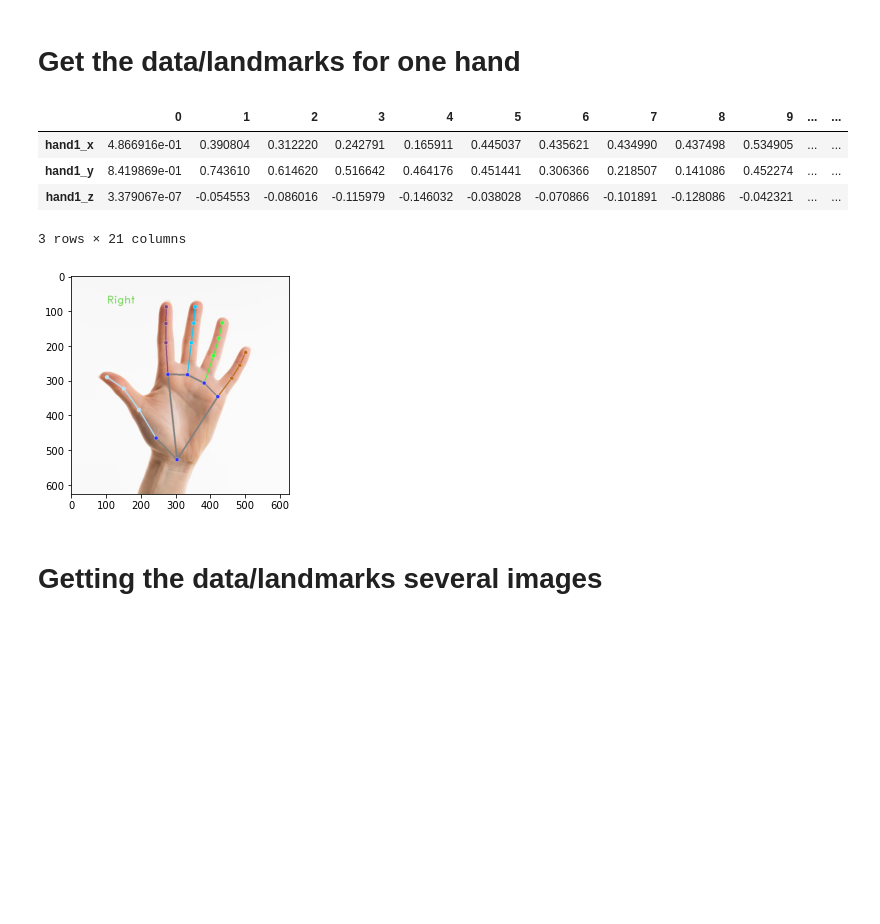
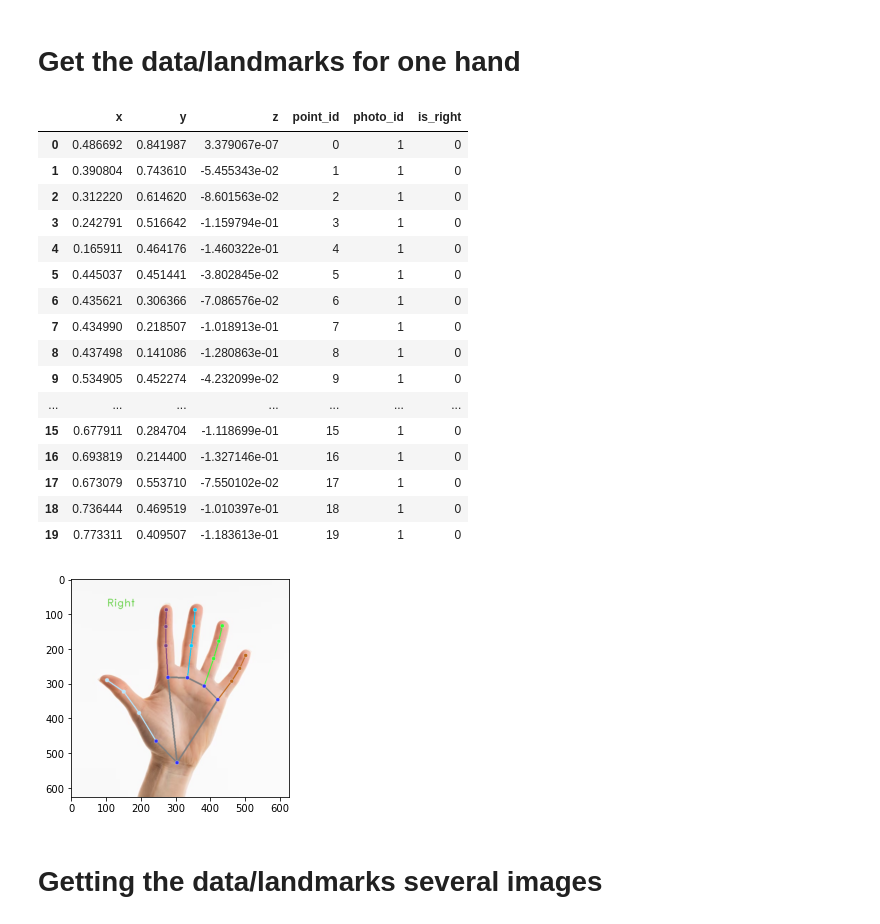
Before and after one commit to joaobizzo/research, a Jupyter notebook: get_data.ipynb, the cells around one changed output. Saved outputs shown, nothing was run; the diff lists cells and outputs as text; code cells hidden in the pictures; blank space fills up the shorter version.

```diff
--- a/get_data.ipynb
+++ b/get_data.ipynb
@@ -60,36 +66,51 @@ plt.imshow(img);
 # %%
 # STEP 1: Import the necessary modules.
 import mediapipe as mp
 from mediapipe.tasks import python
 from mediapipe.tasks.python import vision
 import pandas as pd
 
 # STEP 2: Create an HandLandmarker object.
 base_options = python.BaseOptions(model_asset_path='hand_landmarker.task')
 options = vision.HandLandmarkerOptions(base_options=base_options,
                                        num_hands=2)
 detector = vision.HandLandmarker.create_from_options(options)
 
 # STEP 3: Load the input image.
 image = mp.Image.create_from_file("images/image1.jpeg")
 
 # STEP 4: Detect hand landmarks from the input image.
 detection_result = detector.detect(image)
 
 # STEP 5: Process the classification result. In this case, visualize it.
 annotated_image = draw_landmarks_on_image(image.numpy_view(), detection_result)
 plt.imshow(annotated_image);
 
 # STEP 6: Extract the landmarks from the detection result.
-hand1 = pd.DataFrame(detection_result.hand_landmarks[0], columns=['x', 'y', 'z']).T
+hand1 = pd.DataFrame(detection_result.hand_landmarks[0], columns=['x', 'y', 'z'])
 hand1 = hand1.rename(index={'x': 'hand1_x', 'y': 'hand1_y', 'z': 'hand1_z'})
-hand1.head()
+hand1['point_id'] = range(0, len(hand1))
+hand1['photo_id'] = '1'
+hand1['is_right'] = 0
+hand1.head(20)
 # %% [output]
-|  | 0 | 1 | 2 | 3 | 4 | 5 | 6 | 7 | 8 | 9 | ... | ... |
-| hand1_x | 4.866916e-01 | 0.390804 | 0.312220 | 0.242791 | 0.165911 | 0.445037 | 0.435621 | 0.434990 | 0.437498 | 0.534905 | ... | ... |
-| hand1_y | 8.419869e-01 | 0.743610 | 0.614620 | 0.516642 | 0.464176 | 0.451441 | 0.306366 | 0.218507 | 0.141086 | 0.452274 | ... | ... |
-| hand1_z | 3.379067e-07 | -0.054553 | -0.086016 | -0.115979 | -0.146032 | -0.038028 | -0.070866 | -0.101891 | -0.128086 | -0.042321 | ... | ... |
+|  | x | y | z | point_id | photo_id | is_right |
+| 0 | 0.486692 | 0.841987 | 3.379067e-07 | 0 | 1 | 0 |
+| 1 | 0.390804 | 0.743610 | -5.455343e-02 | 1 | 1 | 0 |
+| 2 | 0.312220 | 0.614620 | -8.601563e-02 | 2 | 1 | 0 |
+| 3 | 0.242791 | 0.516642 | -1.159794e-01 | 3 | 1 | 0 |
+| 4 | 0.165911 | 0.464176 | -1.460322e-01 | 4 | 1 | 0 |
+| 5 | 0.445037 | 0.451441 | -3.802845e-02 | 5 | 1 | 0 |
+| 6 | 0.435621 | 0.306366 | -7.086576e-02 | 6 | 1 | 0 |
+| 7 | 0.434990 | 0.218507 | -1.018913e-01 | 7 | 1 | 0 |
+| 8 | 0.437498 | 0.141086 | -1.280863e-01 | 8 | 1 | 0 |
+| 9 | 0.534905 | 0.452274 | -4.232099e-02 | 9 | 1 | 0 |
+| ... | ... | ... | ... | ... | ... | ... |
+| 15 | 0.677911 | 0.284704 | -1.118699e-01 | 15 | 1 | 0 |
+| 16 | 0.693819 | 0.214400 | -1.327146e-01 | 16 | 1 | 0 |
+| 17 | 0.673079 | 0.553710 | -7.550102e-02 | 17 | 1 | 0 |
+| 18 | 0.736444 | 0.469519 | -1.010397e-01 | 18 | 1 | 0 |
+| 19 | 0.773311 | 0.409507 | -1.183613e-01 | 19 | 1 | 0 |
-3 rows × 21 columns
 [figure]
 # %% [markdown]
 # Getting the data/landmarks several images
```
Also changed, not shown: parts of 3 cells of this notebook.
